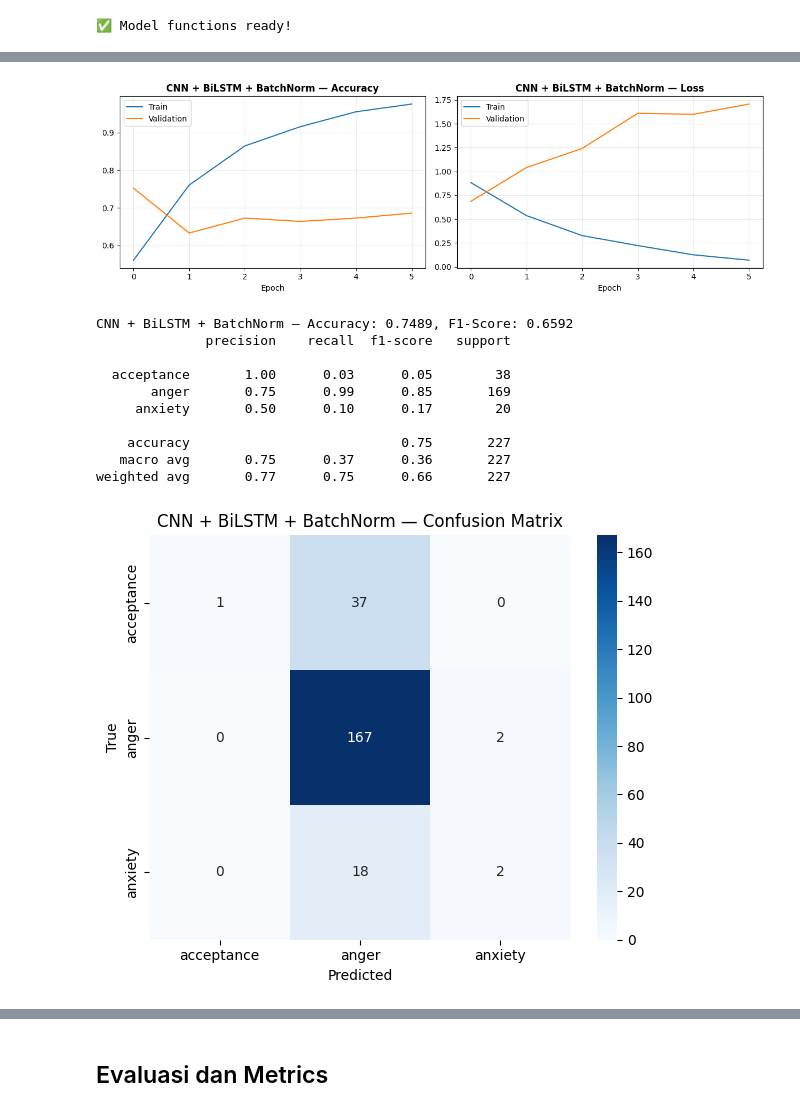
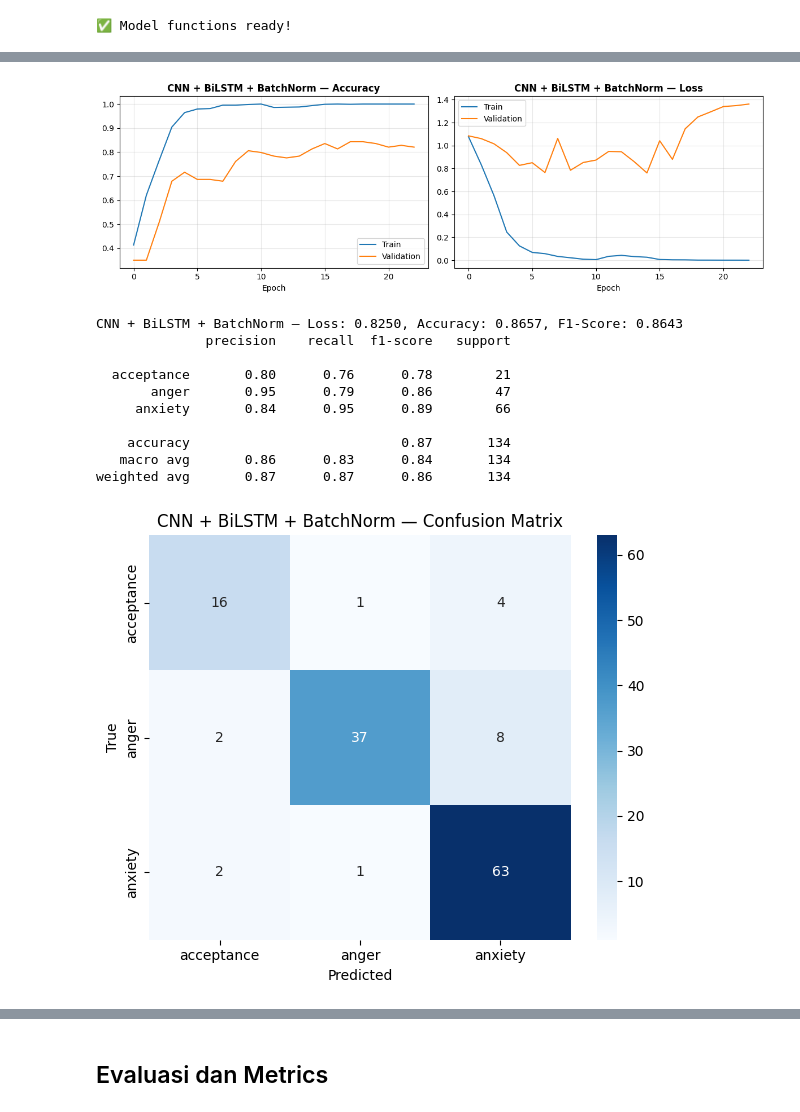
Before and after one commit to WeTeamBest/healmate_ai, a Jupyter notebook: AI/eksperimen/notebook.ipynb, the cells around one changed output, grey strips where cells are left out. Drawn from its saved outputs; the diff is of its cells as text; code cells hidden in the pictures.

```diff
--- a/AI/eksperimen/notebook.ipynb
+++ b/AI/eksperimen/notebook.ipynb
@@ -54,7 +51,7 @@ os.makedirs(LOGS_DIR, exist_ok=True)
 # %% [markdown]
 ## Load Dataset
 # %%
-df = pd.read_excel(r"D:\Kuliah\DICODING\Capstone\HealMate_AI\DS\Empathetic Counseling Dataset\empathetic_counseling_final.xlsx")
+df = pd.read_excel(r"D:\Kuliah\DICODING\Capstone\HealMate_AI\DS\Empathetic Counseling Dataset\Empathetic Counseling.xlsx")
 print(f'Shape : {df.shape}')
 df.head()
 # %% [output]
@@ -833,7 +901,7 @@ print("\n" + "="*50)
 print(" CNN + BiLSTM + BatchNorm ")
 print("="*50)
 
-cnn_bilstm_bn_model, cnn_bilstm_bn_history = train_model(cnn_bilstm_bn_model, 'CNN_BiLSTM_BN', X_train_seq_smote, y_train_seq_smote, X_val_seq, y_val)
+cnn_bilstm_bn_model, cnn_bilstm_bn_history = train_model(cnn_bilstm_bn_model, 'CNN_BiLSTM_BN', X_train_seq, y_train, X_val_seq, y_val)
 
 plot_history(cnn_bilstm_bn_history, 'CNN + BiLSTM + BatchNorm')
 
@@ -864,12 +932,12 @@ Restoring model weights from the end of the best epoch: 1.
-[figure, old version]
+[figure, new version]
-CNN + BiLSTM + BatchNorm — Accuracy: 0.7489, F1-Score: 0.6592
+CNN + BiLSTM + BatchNorm — Loss: 0.8250, Accuracy: 0.8657, F1-Score: 0.8643
               precision    recall  f1-score   support
 
-  acceptance       1.00      0.03      0.05        38
-       anger       0.75      0.99      0.85       169
-     anxiety       0.50      0.10      0.17        20
+  acceptance       0.80      0.76      0.78        21
+       anger       0.95      0.79      0.86        47
+     anxiety       0.84      0.95      0.89        66
 
-    accuracy                           0.75       227
-   macro avg       0.75      0.37      0.36       227
-weighted avg       0.77      0.75      0.66       227
+    accuracy                           0.87       134
+   macro avg       0.86      0.83      0.84       134
+weighted avg       0.87      0.87      0.86       134
-[figure, old version]
+[figure, new version]
```
Also changed, not shown: parts of 23 cells of this notebook, 7 other files.
